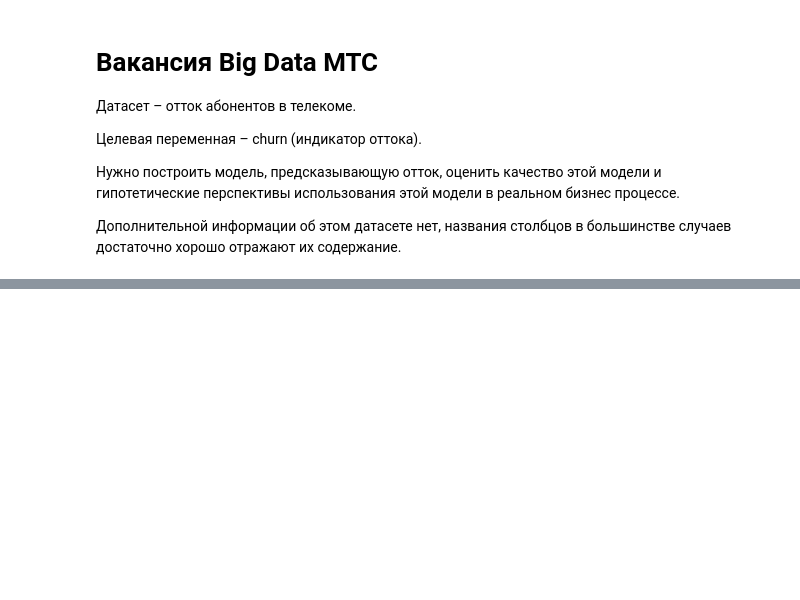
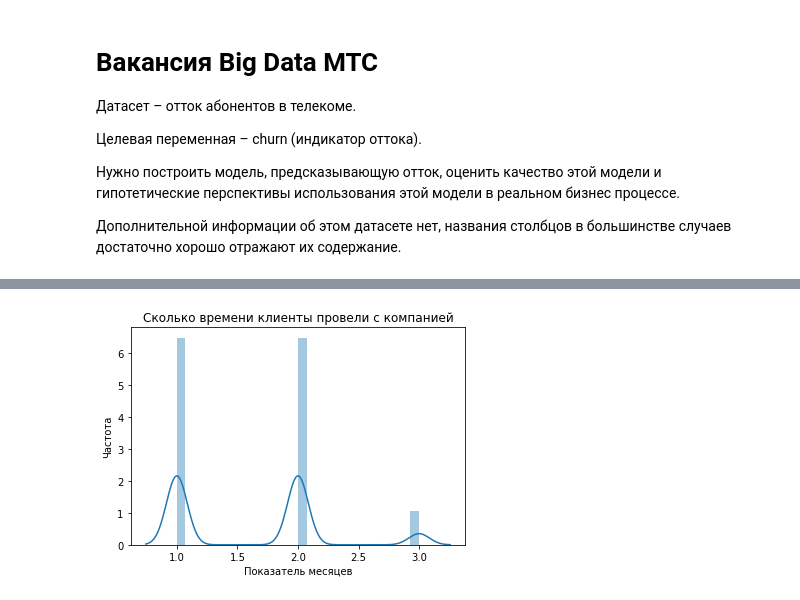
Before and after one commit to loverberg/portfolio, a Jupyter notebook: Big_Data_MTC/churn_analysis.ipynb, the cells around one changed output, grey strips where cells are left out. Cells and saved outputs as stored; diff of their text form; code cells hidden in the pictures; blank space fills up the shorter version.

```diff
--- a/Big_Data_MTC/churn_analysis.ipynb
+++ b/Big_Data_MTC/churn_analysis.ipynb
@@ -42,0 +110,9 @@ telco.describe()
+# %%
+# customer lifetime
+sb.distplot(telco.month)
+plt.xlabel('Показатель месяцев')
+plt.ylabel('Частота')
+plt.title('Сколько времени клиенты провели с компанией')
+plt.show()
+# %% [output]
+[figure, added]
```
Also changed, not shown: parts of 10 cells of this notebook.
